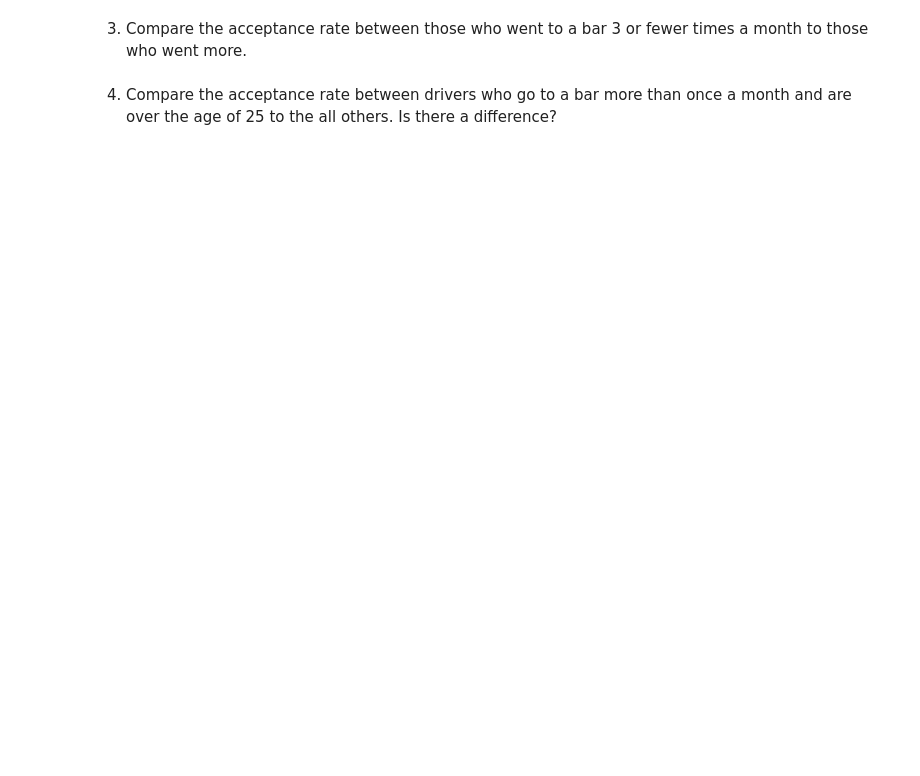
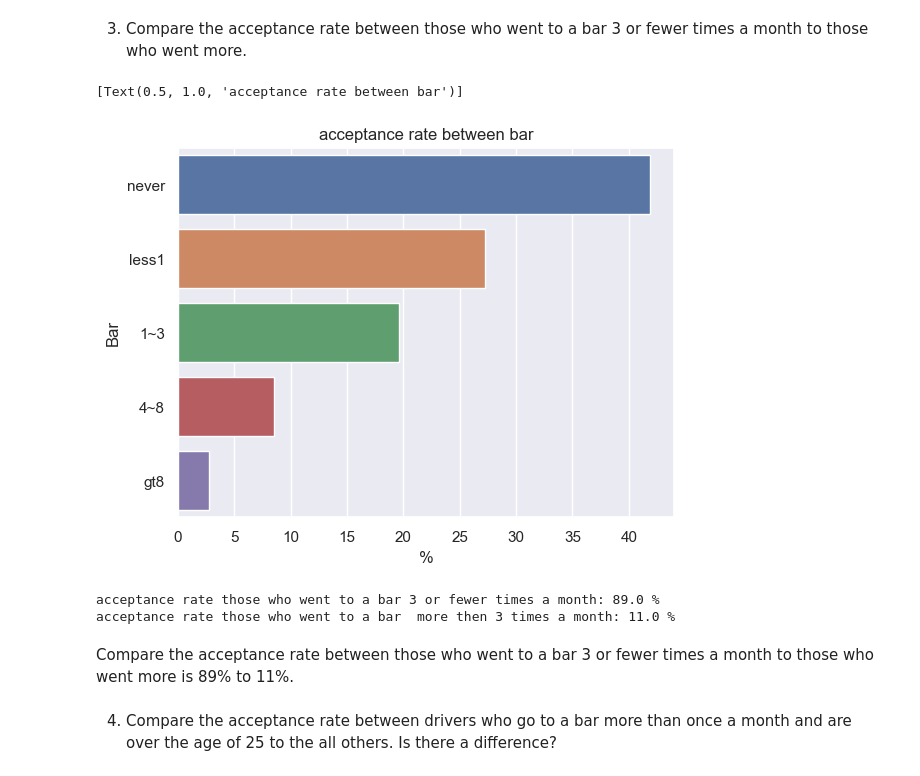
Before and after one commit to rvadavia/Testing-Git-for-UBC--ML, a Jupyter notebook: Assignment 5.1.ipynb, the cells around one changed output. Drawn from its saved outputs; the diff is of its cells as text; code cells hidden in the pictures; blank space fills up the shorter version.

```diff
--- a/Assignment 5.1.ipynb
+++ b/Assignment 5.1.ipynb
@@ -94,5 +229,15 @@ data.head()
 Now, we will lead you through an exploration of just the bar related coupons.
 
 1. Create a new `DataFrame` that contains just the bar coupons.
+# %%
+Bar_Coupons = data[["Bar"]]
 # %% [markdown]
 2. What proportion of bar coupons were accepted?
+# %%
+barcount = Bar_Coupons.value_counts()
+barcountsize = Bar_Coupons.shape[0]
+bar_CouponsPer = barcount/barcountsize*100
+
+bar_CouponsPer = bar_CouponsPer.reset_index()
+bar_CouponsPer.columns = ['Bar', '%']
+bar_CouponsPer
@@ -99,4 +251,21 @@ Now, we will lead you through an exploration of just the bar related coupons.
 # %% [markdown]
 3. Compare the acceptance rate between those who went to a bar 3 or fewer times a month to those who went more.
+# %%
+
+sns.barplot(data=bar_CouponsPer, x= '%', y='Bar').set(title='acceptance rate between bar')
+# %% [output]
+[Text(0.5, 1.0, 'acceptance rate between bar')]
+[figure, added]
+# %%
+
+sumLessthen3 = bar_CouponsPer.iloc[0:3].sum().round(decimals = 1)
+sumMorethen3 = bar_CouponsPer.iloc[3:5].sum().round(decimals = 1)
+print('acceptance rate those who went to a bar 3 or fewer times a month:', sumLessthen3,'%')
+print('acceptance rate those who went to a bar  more then 3 times a month:', sumMorethen3,'%')
+# %% [output]
+acceptance rate those who went to a bar 3 or fewer times a month: 89.0 %
+acceptance rate those who went to a bar  more then 3 times a month: 11.0 %
+# %% [markdown]
+Compare the acceptance rate between those who went to a bar 3 or fewer times a month to those who went more is 89% to 11%.
 # %% [markdown]
 4. Compare the acceptance rate between drivers who go to a bar more than once a month and are over the age of 25 to the all others.  Is there a difference?
```
Also changed, not shown: parts of 27 cells of this notebook.
